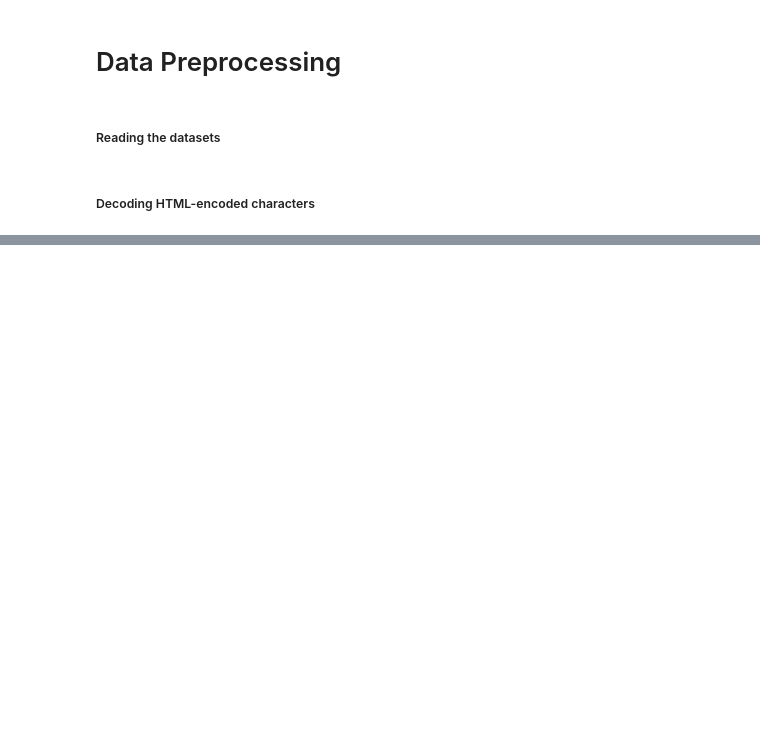
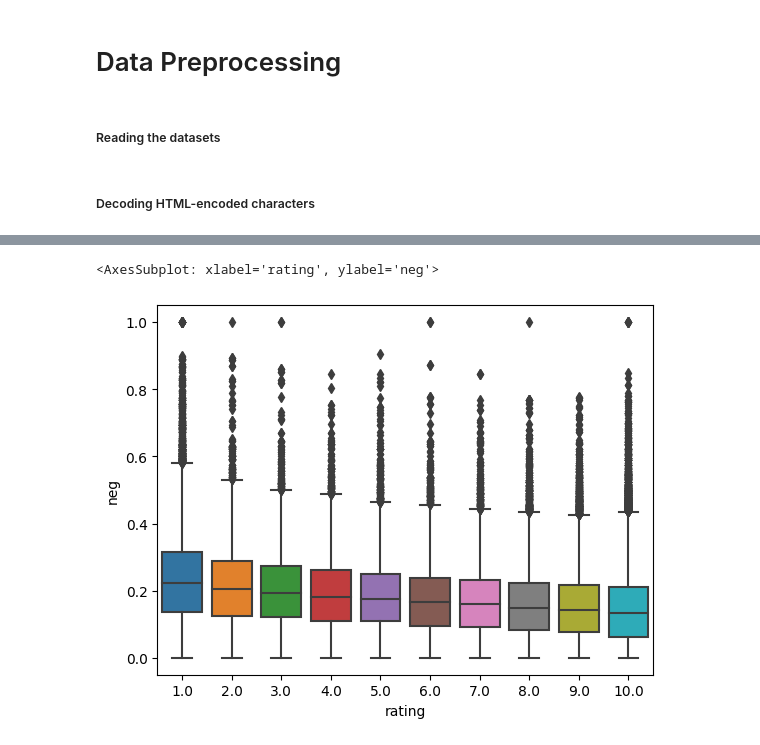
Before and after one commit to Rakesh9100/ML-Project-Drug-Review-Dataset, a Jupyter notebook: main.ipynb, the cells around one changed output, grey strips where cells are left out. Saved outputs shown, nothing was run; the diff lists cells and outputs as text; code cells hidden in the pictures; blank space fills up the shorter version.

```diff
--- a/main.ipynb
+++ b/main.ipynb
@@ -296,0 +561,5 @@ test_df = pd.read_csv('C:\\Users\\harsh\\Desktop\\ML Projects\\GSSOC\\datasets_g
+# %%
+sns.boxplot(x=train_df['rating'], y=train_df['neg'])
+# %% [output]
+<AxesSubplot: xlabel='rating', ylabel='neg'>
+[figure, added]
```
Also changed, not shown: parts of 96 cells of this notebook.
